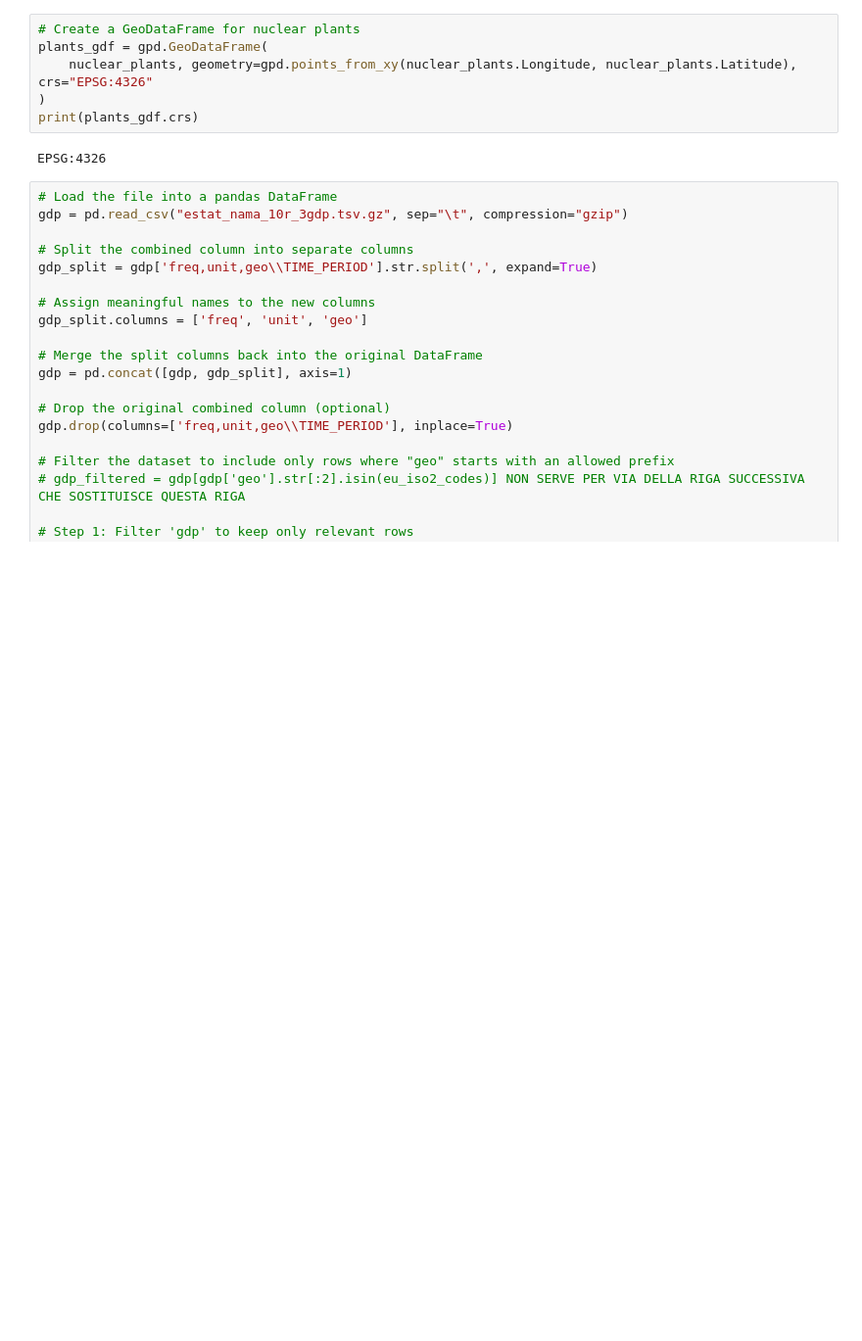
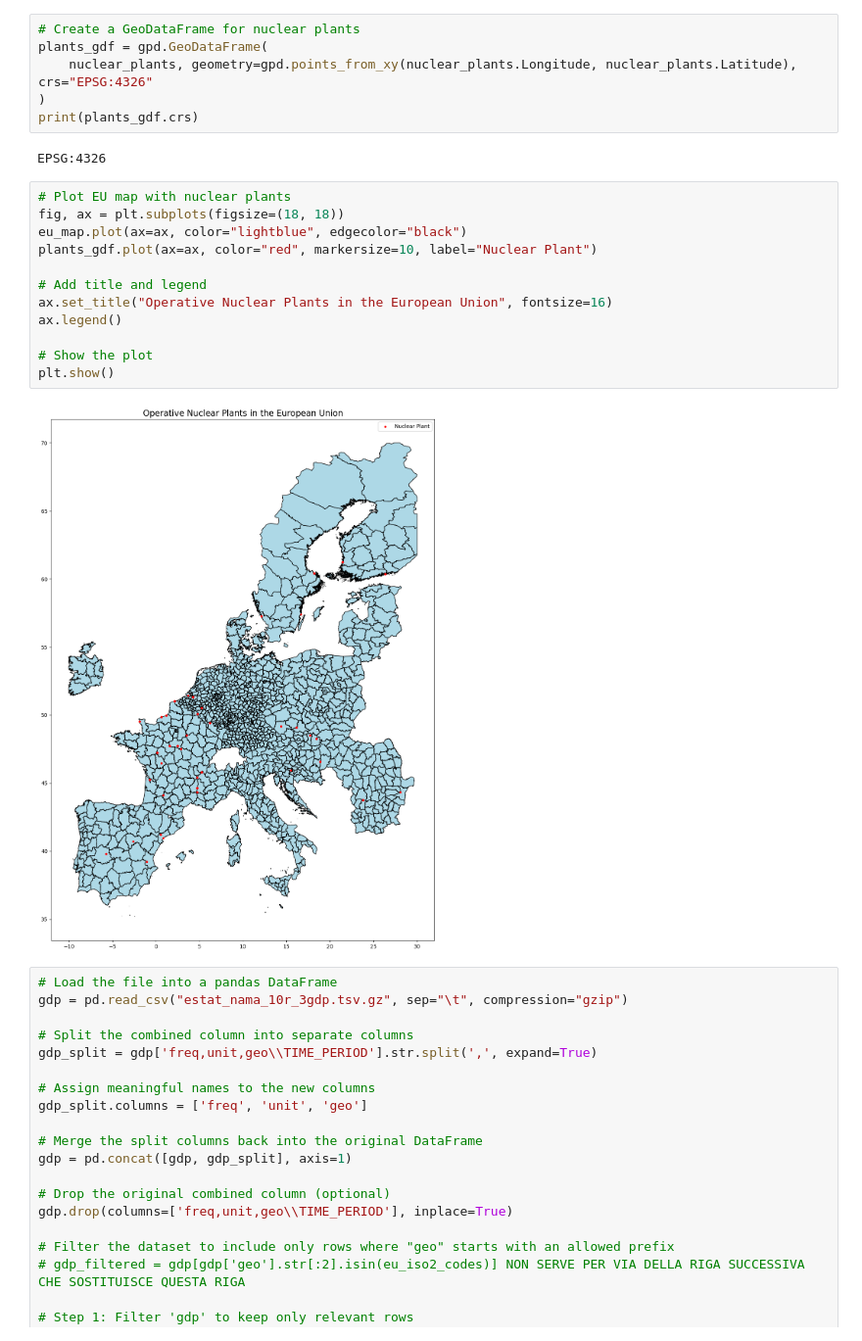
Before and after one commit to MarcoVCaravella/Introduction-to-Python-for-Economists, a Jupyter notebook: Untitled.ipynb, the cells around one changed output. Shown at 98% size. Drawn from its saved outputs; the diff is of its cells as text; blank space fills up the shorter version.

```diff
--- a/Untitled.ipynb
+++ b/Untitled.ipynb
@@ -144,6 +156,20 @@ plants_gdf = gpd.GeoDataFrame(
 print(plants_gdf.crs)
 # %% [output]
 EPSG:4326
+# %%
+# Plot EU map with nuclear plants
+fig, ax = plt.subplots(figsize=(18, 18))
+eu_map.plot(ax=ax, color="lightblue", edgecolor="black")
+plants_gdf.plot(ax=ax, color="red", markersize=10, label="Nuclear Plant")
+
+# Add title and legend
+ax.set_title("Operative Nuclear Plants in the European Union", fontsize=16)
+ax.legend()
+
+# Show the plot
+plt.show()
+# %% [output]
+[figure, added]
 # %%
 # Load the file into a pandas DataFrame
 gdp = pd.read_csv("estat_nama_10r_3gdp.tsv.gz", sep="\t", compression="gzip")
```
Also changed, not shown: parts of 16 cells of this notebook.
